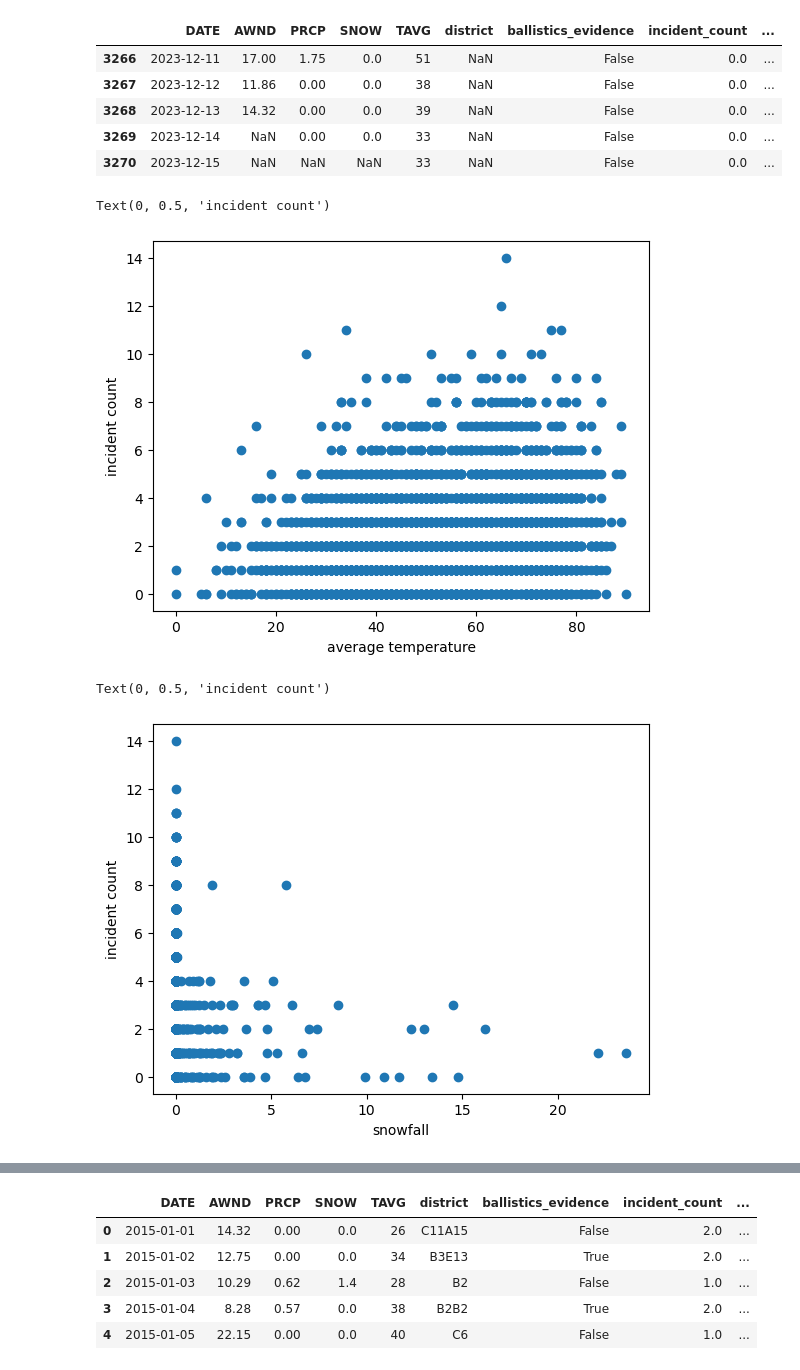
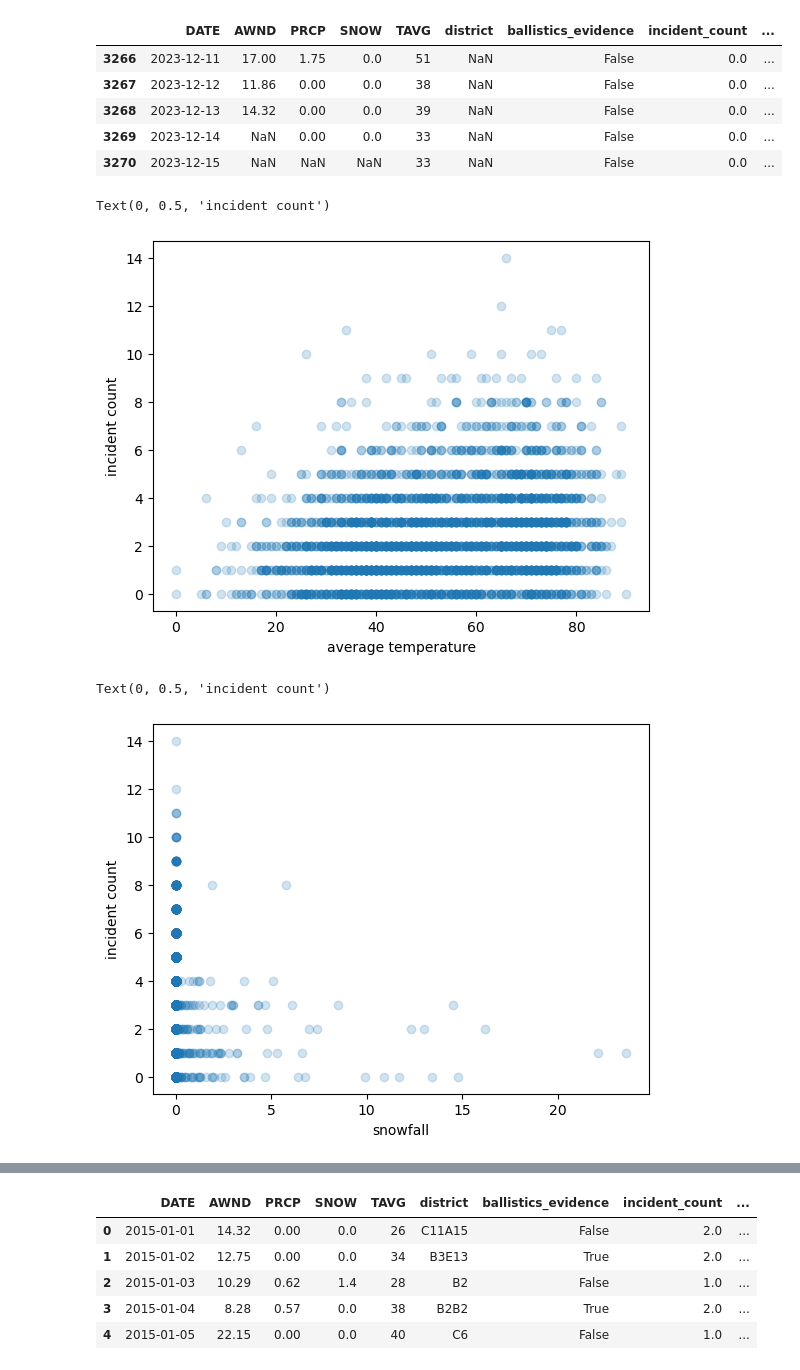
Before and after one commit to kammelCase/ShotsFiredBoston, a Jupyter notebook: ShotsFired_EDA_aggregate_samples.ipynb, the cells around one changed output, grey strips where cells are left out. Saved outputs shown, nothing was run; the diff lists cells and outputs as text; code cells hidden in the pictures.

```diff
--- a/ShotsFired_EDA_aggregate_samples.ipynb
+++ b/ShotsFired_EDA_aggregate_samples.ipynb
@@ -202,16 +202,16 @@ shots_daily.tail()
 | 3269 | 2023-12-14 | NaN | 0.00 | 0.0 | 33 | NaN | False | 0.0 | ... |
 | 3270 | 2023-12-15 | NaN | NaN | NaN | 33 | NaN | False | 0.0 | ... |
 # %%
-plt.scatter(shots_daily['TAVG'], shots_daily['incident_count'])
+plt.scatter(shots_daily['TAVG'], shots_daily['incident_count'], alpha=0.2)
 plt.xlabel('average temperature')
 plt.ylabel('incident count')
 
 # the average temperature seems to have a stronger correlation with the incident count
 # %% [output]
 Text(0, 0.5, 'incident count')
-[figure, old version]
+[figure, new version]
 # %%
-plt.scatter(shots_daily['SNOW'], shots_daily['incident_count'])
+plt.scatter(shots_daily['SNOW'], shots_daily['incident_count'], alpha=0.2)
 plt.xlabel('snowfall')
 plt.ylabel('incident count')
 
@@ -219,5 +219,5 @@ plt.ylabel('incident count')
 # but since snowfall is relatively rare, it's hard to say for sure
 # %% [output]
 Text(0, 0.5, 'incident count')
-[figure, old version]
+[figure, new version]
 # %%
```
Also changed, not shown: parts of 4 cells of this notebook, 1 other file.
